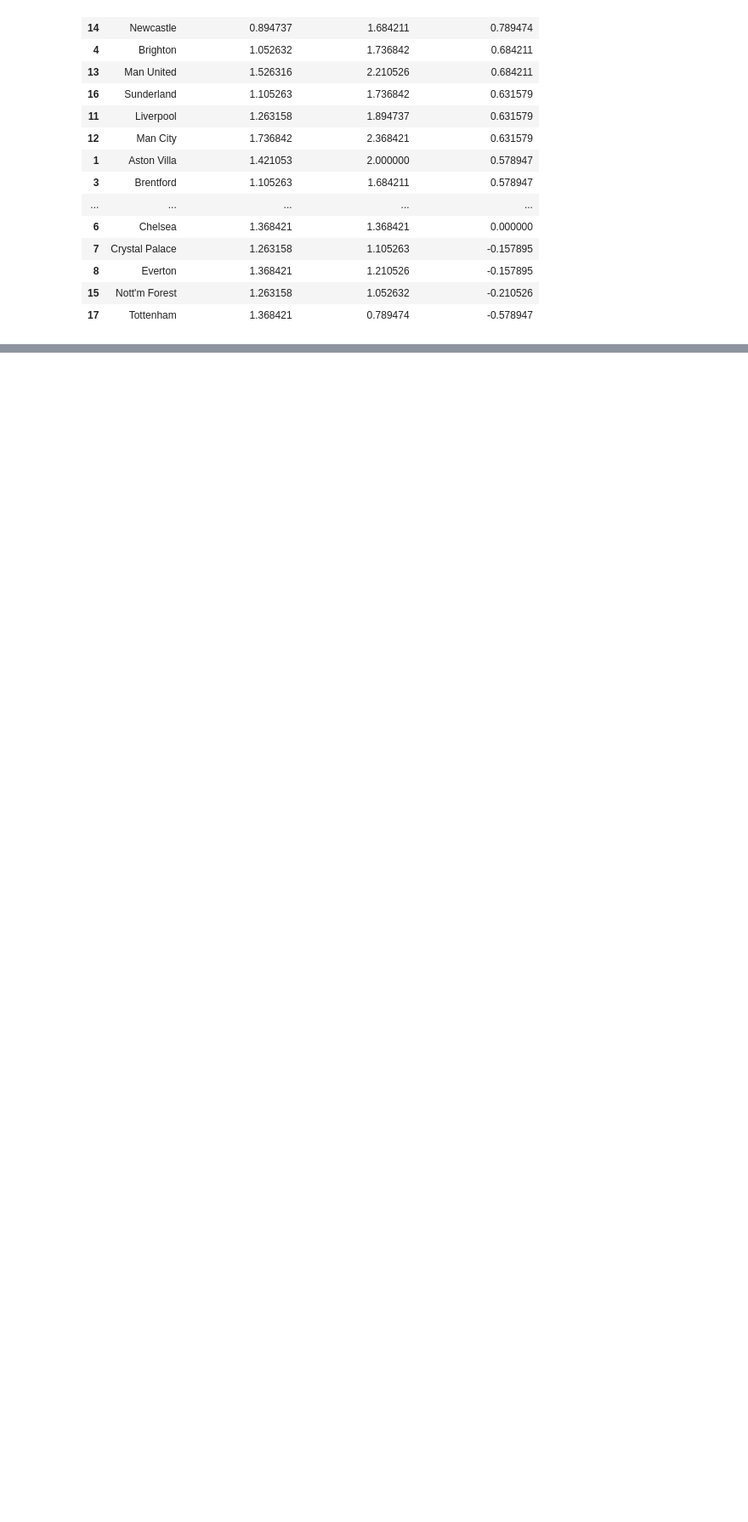
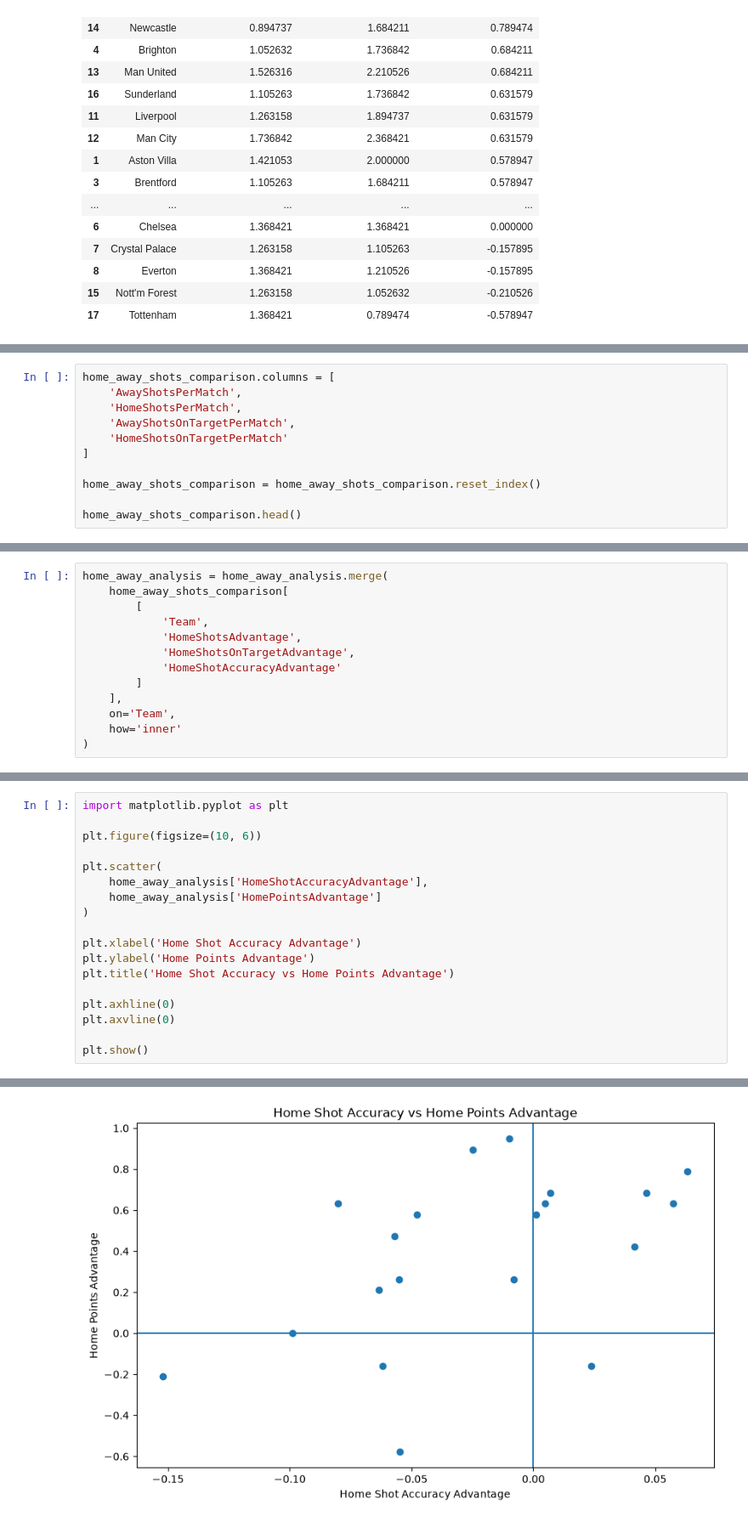
Before and after one commit to orms123/premier-league-performance-intelligence, a Jupyter notebook: notebooks/01_data_exploration.ipynb, the cells around one changed output, grey strips where cells are left out. Shown at 85% size. Saved outputs shown, nothing was run; the diff lists cells and outputs as text; blank space fills up the shorter version.

Commit message:
Complete exploratory team performance analysis

```diff
--- a/notebooks/01_data_exploration.ipynb
+++ b/notebooks/01_data_exploration.ipynb
@@ -1389,0 +1571,11 @@ home_away_points_comparison.sort_values(
+# %%
+home_away_shots_comparison.columns = [
+    'AwayShotsPerMatch',
+    'HomeShotsPerMatch',
+    'AwayShotsOnTargetPerMatch',
+    'HomeShotsOnTargetPerMatch'
+]
+
+home_away_shots_comparison = home_away_shots_comparison.reset_index()
+
+home_away_shots_comparison.head()
@@ -1389,0 +1673,13 @@ home_away_points_comparison.sort_values(
+# %%
+home_away_analysis = home_away_analysis.merge(
+    home_away_shots_comparison[
+        [
+            'Team',
+            'HomeShotsAdvantage',
+            'HomeShotsOnTargetAdvantage',
+            'HomeShotAccuracyAdvantage'
+        ]
+    ],
+    on='Team',
+    how='inner'
+)
@@ -1389,0 +1725,19 @@ home_away_points_comparison.sort_values(
+# %%
+import matplotlib.pyplot as plt
+
+plt.figure(figsize=(10, 6))
+
+plt.scatter(
+    home_away_analysis['HomeShotAccuracyAdvantage'],
+    home_away_analysis['HomePointsAdvantage']
+)
+
+plt.xlabel('Home Shot Accuracy Advantage')
+plt.ylabel('Home Points Advantage')
+plt.title('Home Shot Accuracy vs Home Points Advantage')
+
+plt.axhline(0)
+plt.axvline(0)
+
+plt.show()
+# %% [output]
@@ -1389,0 +1745 @@ home_away_points_comparison.sort_values(
+[figure, added]
```
Also changed, not shown: parts of 49 cells of this notebook.
